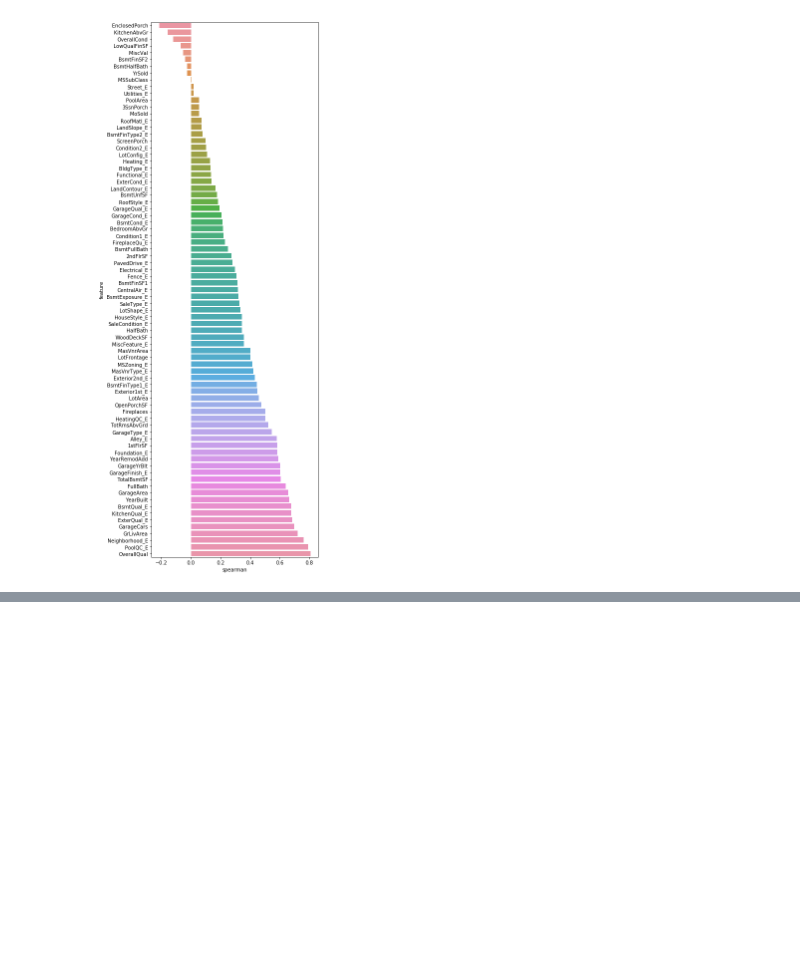
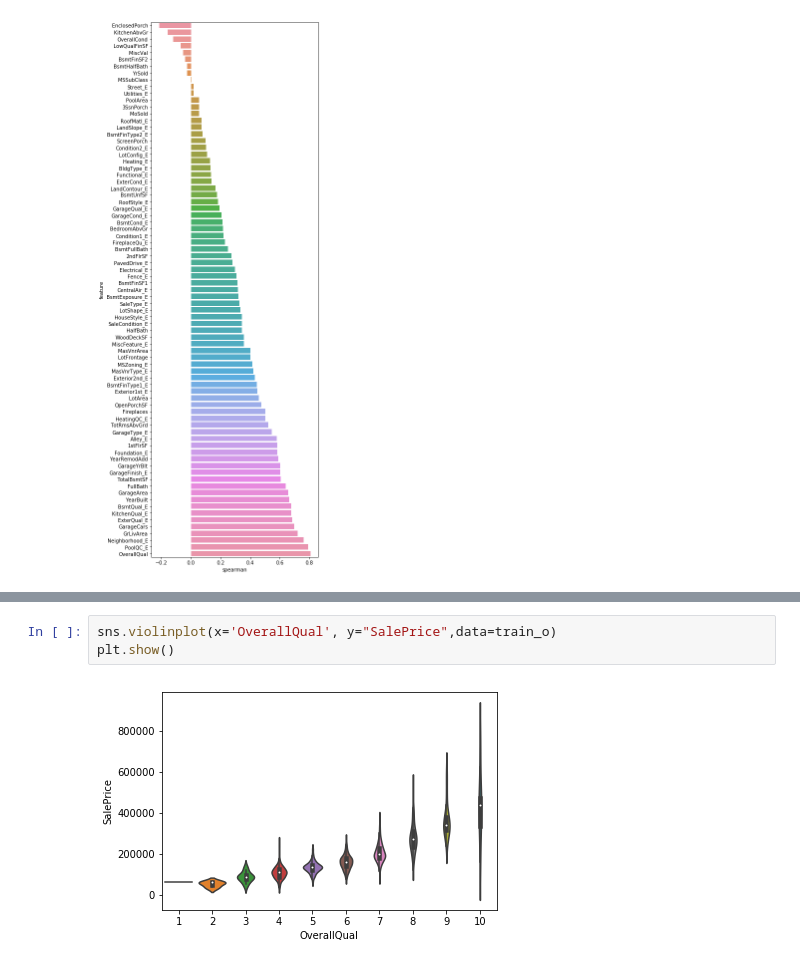
Before and after one commit to whm2015/machineLearning_houseprice, a Jupyter notebook: data_analyse1.ipynb, the cells around one changed output, grey strips where cells are left out. Drawn from its saved outputs; the diff is of its cells as text; blank space fills up the shorter version.

```diff
--- a/data_analyse1.ipynb
+++ b/data_analyse1.ipynb
@@ -68,0 +87,5 @@ NameError: name 'Lasso' is not defined
+# %%
+sns.violinplot(x='OverallQual', y="SalePrice",data=train_o)
+plt.show()
+# %% [output]
+[figure, added]
```
Also changed, not shown: parts of 9 cells of this notebook.
